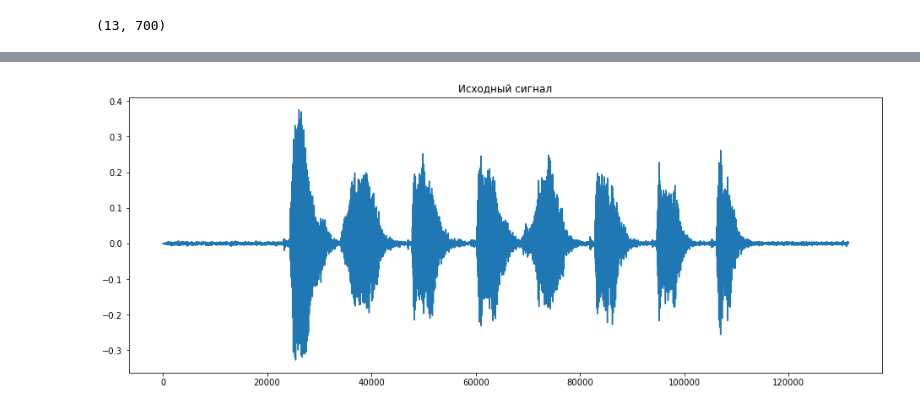
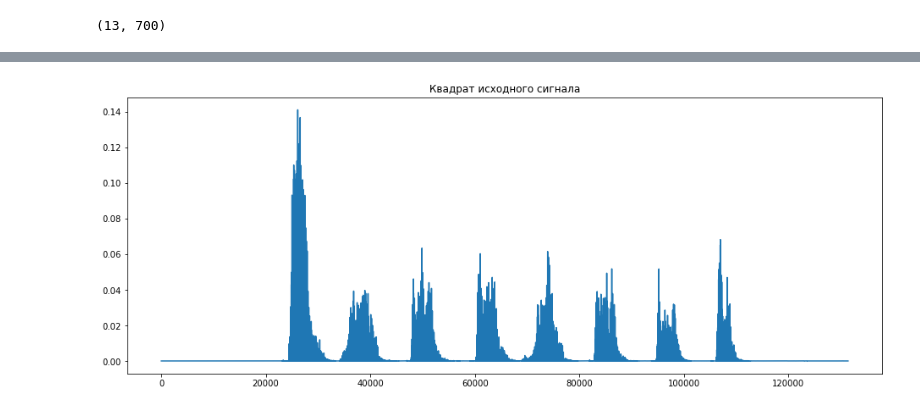
Before and after one commit to bulaevvi/made_speech_processing_hw, a Jupyter notebook: hw02/Speech_HW1_lab4.ipynb, the cells around one changed output, grey strips where cells are left out. Cells and saved outputs as stored; diff of their text form; code cells hidden in the pictures.

```diff
--- a/hw02/Speech_HW1_lab4.ipynb
+++ b/hw02/Speech_HW1_lab4.ipynb
@@ -342,10 +352,7 @@ def VAD(x, w, threshold):
 # %%
-# Индекс обучающего массива, используемый для визуализации
-IDX = 0
-
 plt.figure(figsize = (16, 6))
-plt.plot(X_train[IDX])
-plt.title('Исходный сигнал')
+plt.plot(X_train[IDX] ** 2)
+plt.title('╨Ü╨▓╨░╨┤╤Ç╨░╤é ╨╕╤ü╤à╨╛╨┤╨╜╨╛╨│╨╛ ╤ü╨╕╨│╨╜╨░╨╗╨░')
 plt.show()
 # %% [output]
-[figure, old version]
+[figure, new version]
```
Also changed, not shown: parts of 60 cells of this notebook.
